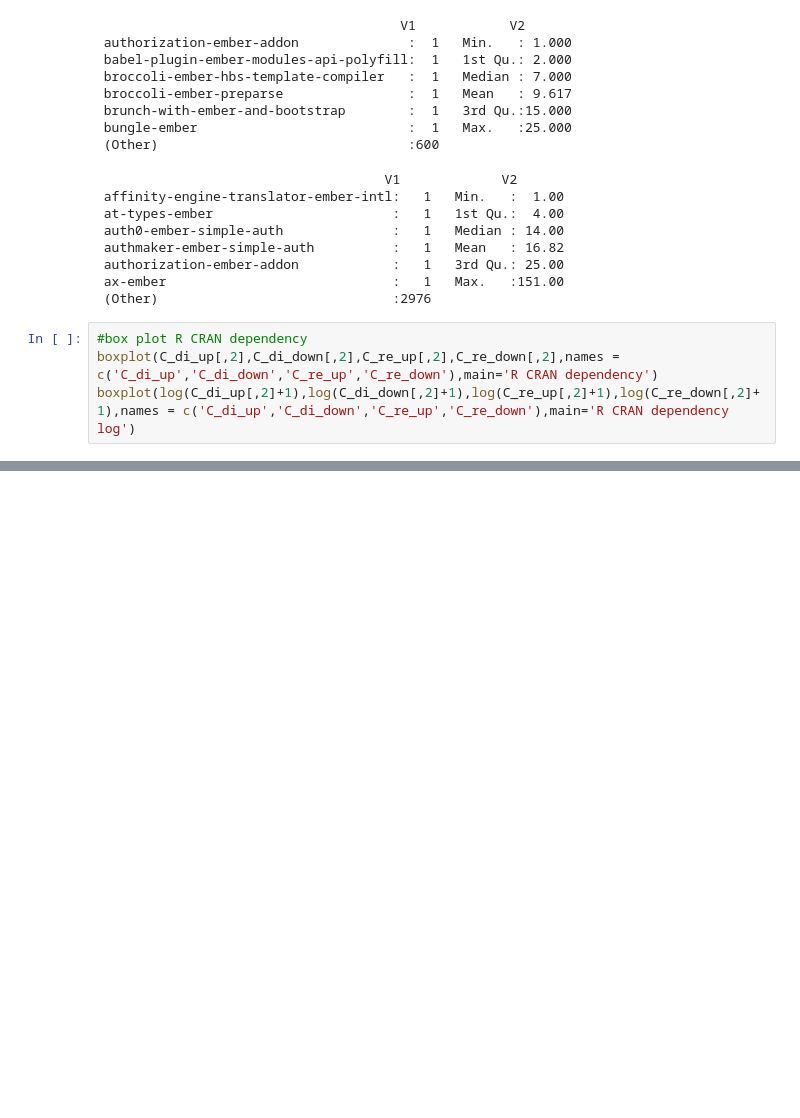
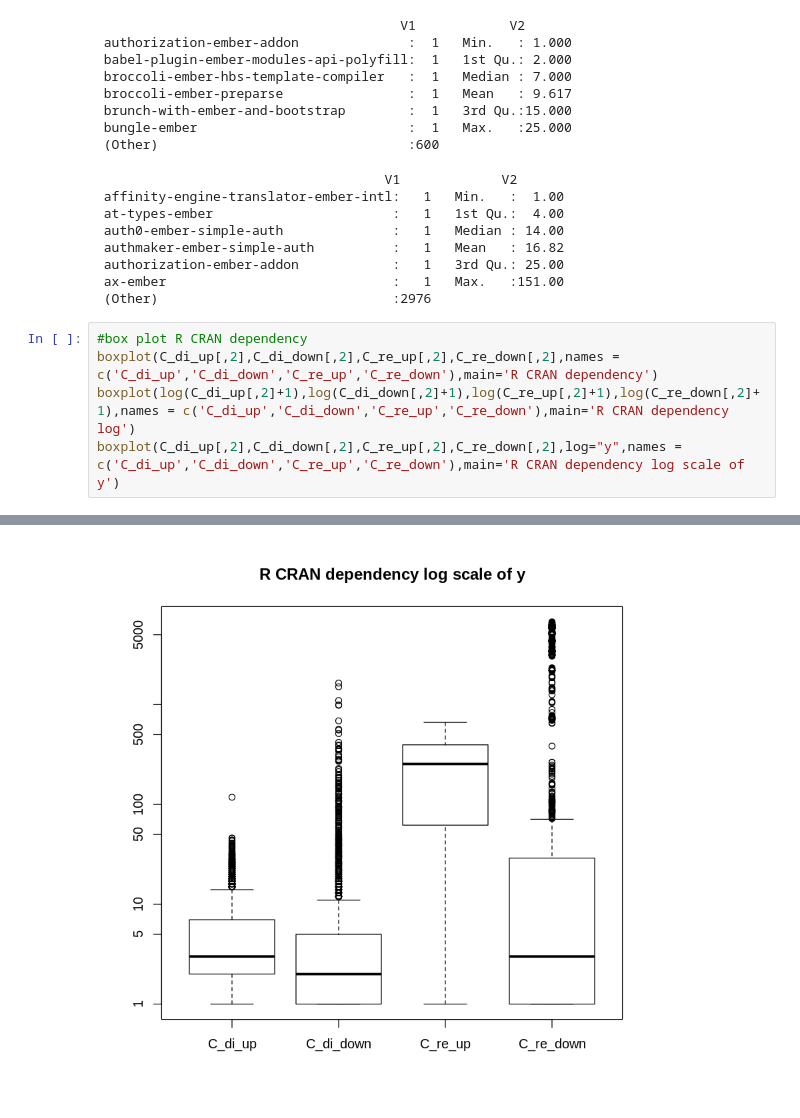
Before and after one commit to ssc-oscar/eco-network, a Jupyter notebook: Ember_Cran_Summary.ipynb, the cells around one changed output, grey strips where cells are left out. Saved outputs shown, nothing was run; the diff lists cells and outputs as text; blank space fills up the shorter version.

```diff
--- a/Ember_Cran_Summary.ipynb
+++ b/Ember_Cran_Summary.ipynb
@@ -216,9 +216,11 @@ summary(E_ma_net)
 # %%
 #box plot R CRAN dependency
 boxplot(C_di_up[,2],C_di_down[,2],C_re_up[,2],C_re_down[,2],names = c('C_di_up','C_di_down','C_re_up','C_re_down'),main='R CRAN dependency')
 boxplot(log(C_di_up[,2]+1),log(C_di_down[,2]+1),log(C_re_up[,2]+1),log(C_re_down[,2]+1),names = c('C_di_up','C_di_down','C_re_up','C_re_down'),main='R CRAN dependency log')
+boxplot(C_di_up[,2],C_di_down[,2],C_re_up[,2],C_re_down[,2],log="y",names = c('C_di_up','C_di_down','C_re_up','C_re_down'),main='R CRAN dependency log scale of y')
 # %% [output]
 [figure]
 [figure]
+[figure, added]
 # %%
 #box plot R CRAN authorship network
```
Also changed, not shown: parts of 4 cells of this notebook, 1 other file.
